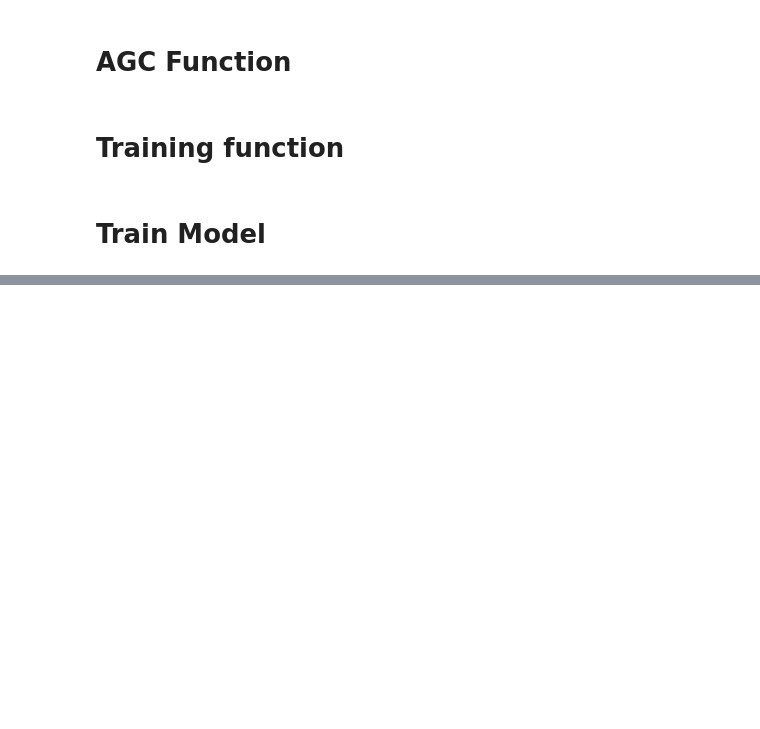
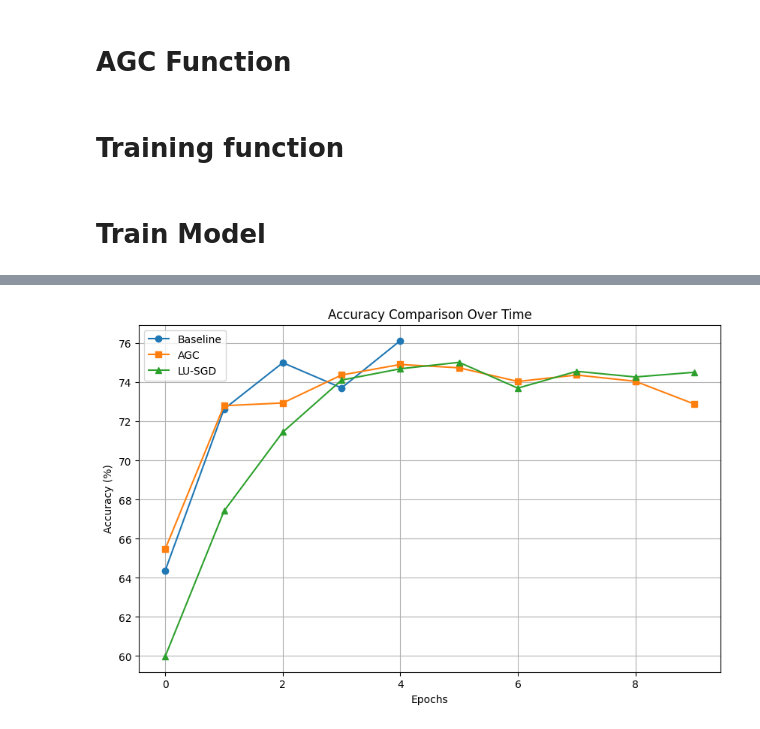
Before and after one commit to DroitXenon/FLNet, a Jupyter notebook: main.ipynb, the cells around one changed output, grey strips where cells are left out. Saved outputs shown, nothing was run; the diff lists cells and outputs as text; code cells hidden in the pictures; blank space fills up the shorter version.

```diff
--- a/main.ipynb
+++ b/main.ipynb
@@ -159,0 +233,13 @@ plt.show()
+# %%
+plt.figure(figsize=(10, 6))
+plt.plot(range(len(baseline_acc)), baseline_acc, label="Baseline", marker='o')
+plt.plot(range(len(agc_acc)), agc_acc, label="AGC", marker='s')
+plt.plot(range(len(lusgd_acc)), lusgd_acc, label="LU-SGD", marker='^')
+plt.xlabel("Epochs")
+plt.ylabel("Accuracy (%)")
+plt.title("Accuracy Comparison Over Time")
+plt.legend()
+plt.grid()
+plt.show()
+# %% [output]
+[figure, added]
```
Also changed, not shown: parts of 17 cells of this notebook.
